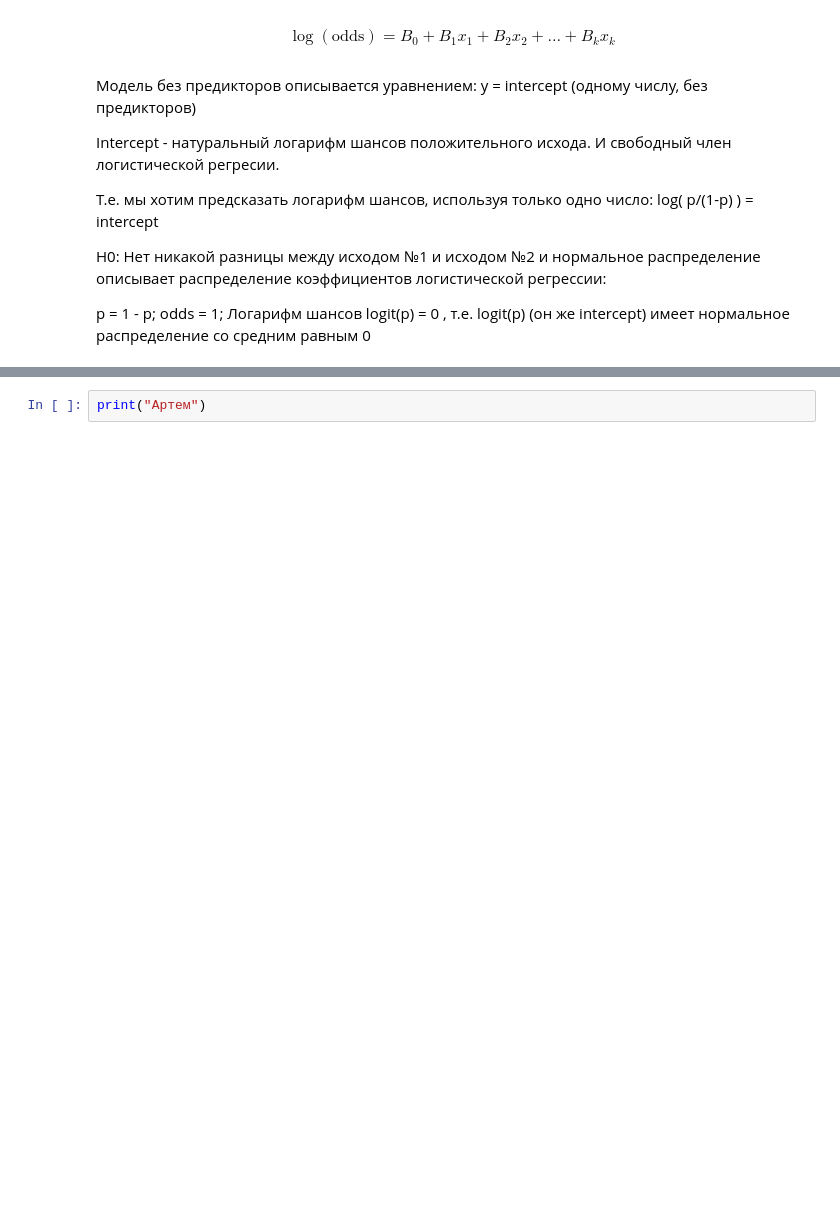
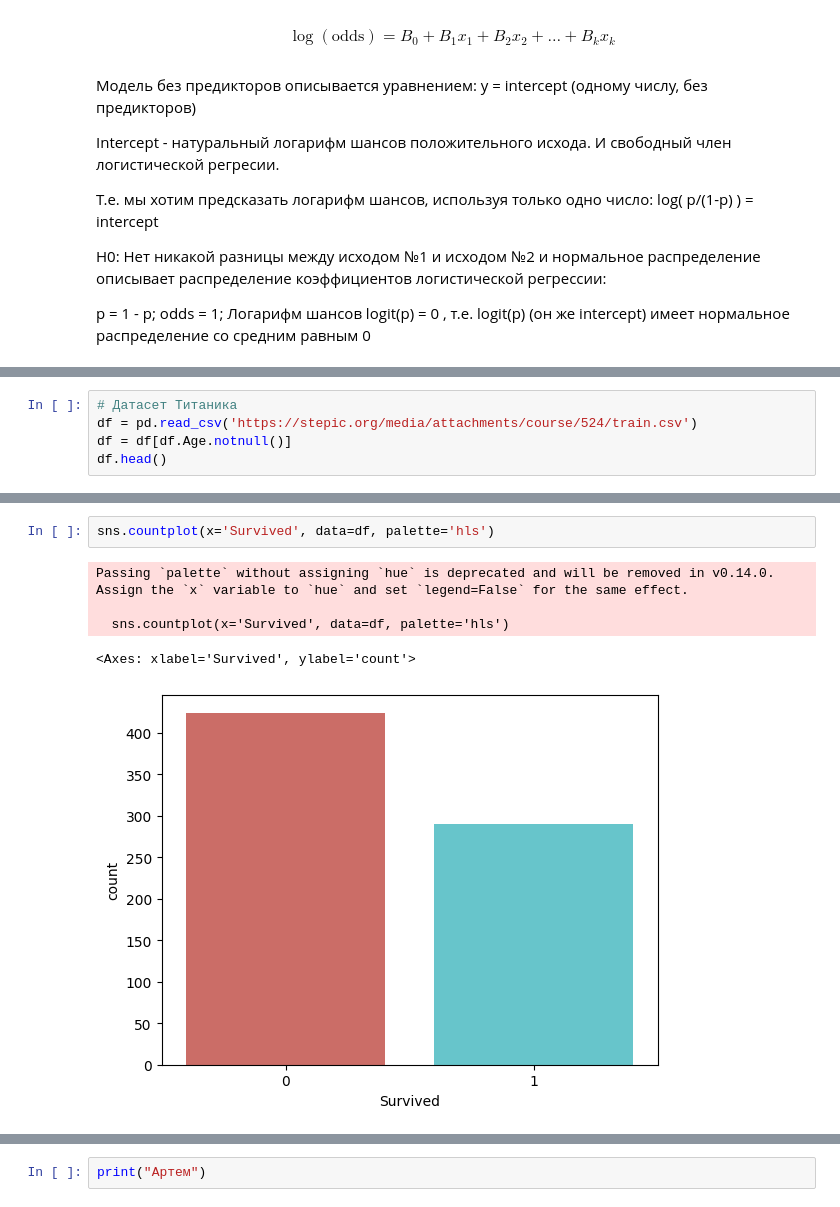
Before and after one commit to Artem7davlet/artem_git, a Jupyter notebook: MathStat.ipynb, the cells around one changed output, grey strips where cells are left out. Saved outputs shown, nothing was run; the diff lists cells and outputs as text; blank space fills up the shorter version.

```diff
--- a/MathStat.ipynb
+++ b/MathStat.ipynb
@@ -198,0 +201,5 @@ odds = 1;
+# %%
+# Датасет Титаника
+df = pd.read_csv('https://stepic.org/media/attachments/course/524/train.csv')
+df = df[df.Age.notnull()]
+df.head()
@@ -198,0 +257,8 @@ odds = 1;
+# %%
+sns.countplot(x='Survived', data=df, palette='hls')
+# %% [output]
+Passing `palette` without assigning `hue` is deprecated and will be removed in v0.14.0. Assign the `x` variable to `hue` and set `legend=False` for the same effect.
+
+  sns.countplot(x='Survived', data=df, palette='hls')
+<Axes: xlabel='Survived', ylabel='count'>
+[figure, added]
```
Also changed, not shown: parts of 21 cells of this notebook.
